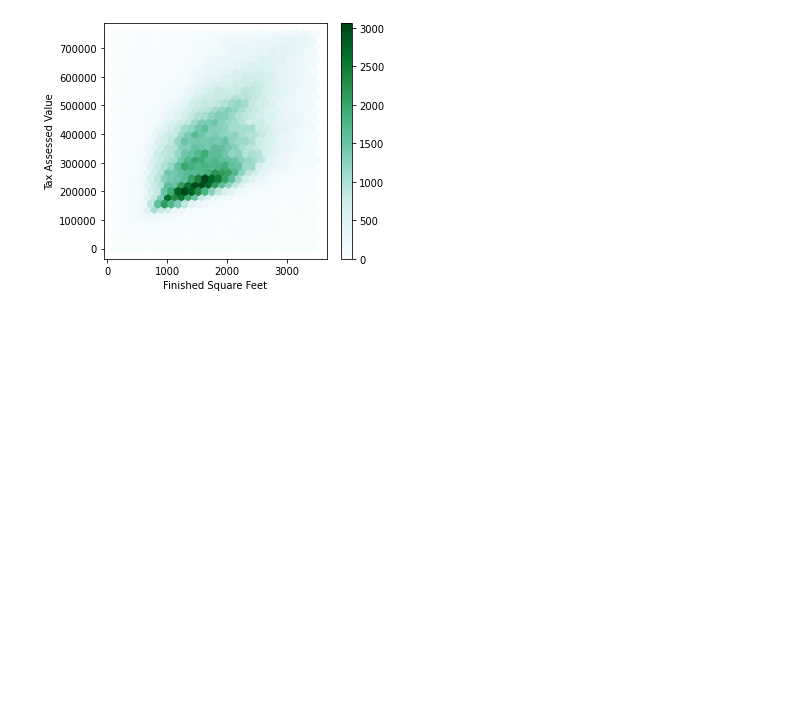
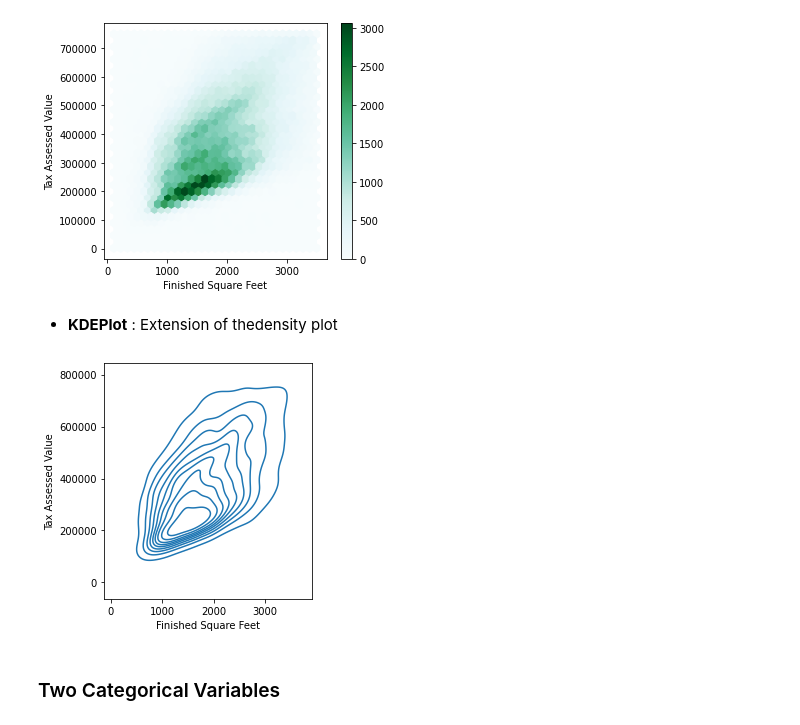
Before and after one commit to chikoungoun/Practical-Stats-for-DS, a Jupyter notebook: Practical Statistics for Data Scientists.ipynb, the cells around one changed output. Drawn from its saved outputs; the diff is of its cells as text; code cells hidden in the pictures; blank space fills up the shorter version.

```diff
--- a/Practical Statistics for Data Scientists.ipynb
+++ b/Practical Statistics for Data Scientists.ipynb
@@ -439,3 +437,17 @@ plt.tight_layout()
 plt.show()
 # %% [output]
 [figure]
+# %% [markdown]
+* **KDEPlot** : Extension of thedensity plot
+# %%
+fig, ax = plt.subplots(figsize=(4,4))
+sns.kdeplot(data=kc_tax0.sample(10000),x='SqFtTotLiving',y='TaxAssessedValue',ax=ax)
+ax.set_xlabel('Finished Square Feet')
+ax.set_ylabel('Tax Assessed Value')
+
+plt.tight_layout()
+plt.show()
+# %% [output]
+[figure, added]
+# %% [markdown]
+### Two Categorical Variables
```
Also changed, not shown: parts of 11 cells of this notebook.
